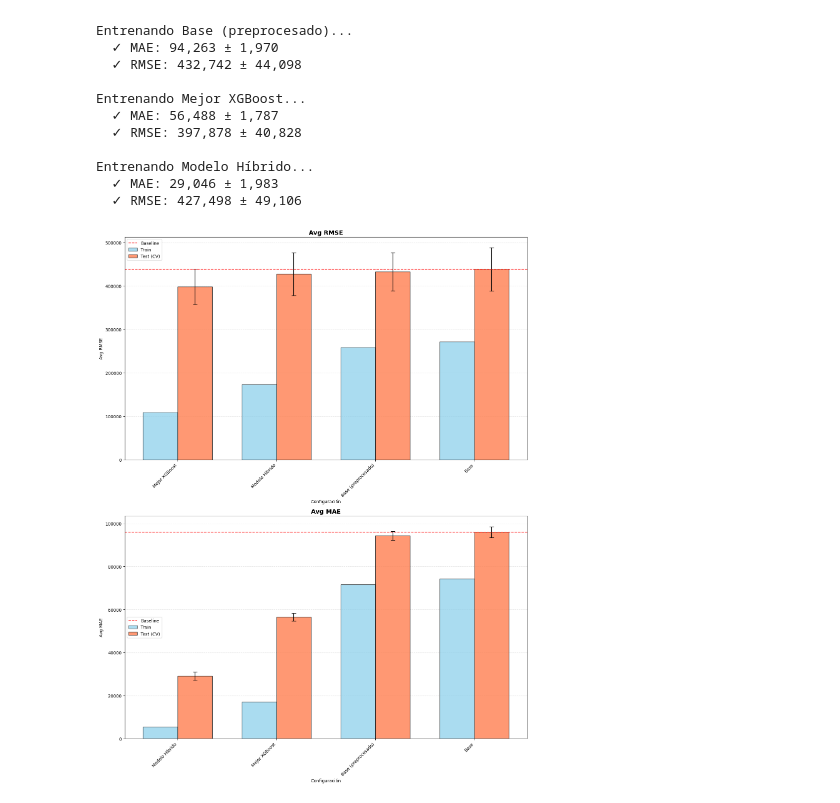
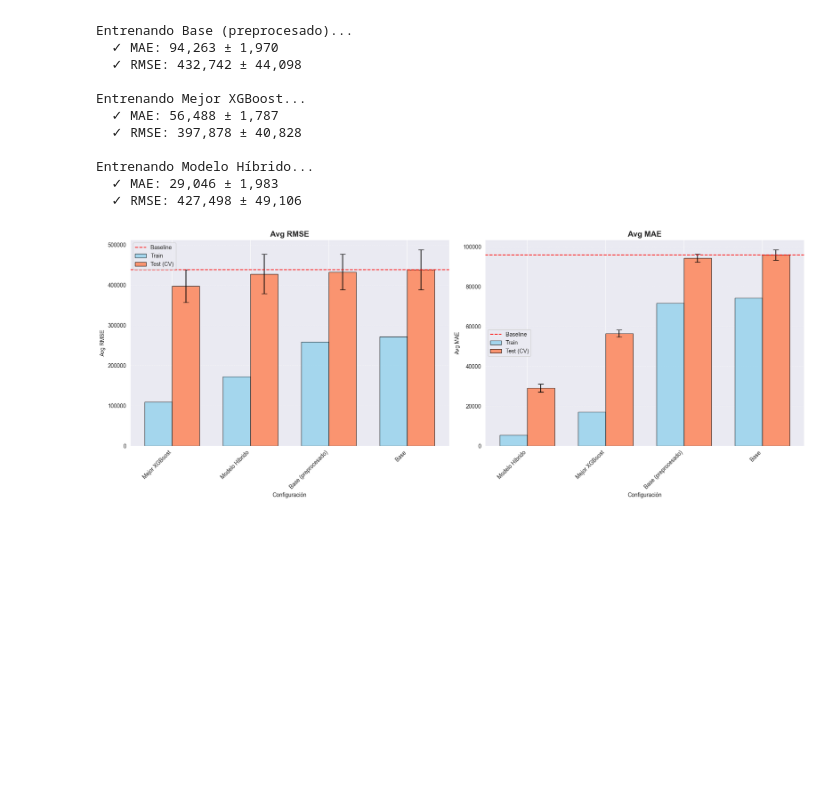
Before and after one commit to gonzabaleta/alquileres, a Jupyter notebook: notebooks/11-modelo-hibrido.ipynb, the cells around one changed output. Drawn from its saved outputs; the diff is of its cells as text; code cells hidden in the pictures; blank space fills up the shorter version.

```diff
--- a/notebooks/11-modelo-hibrido.ipynb
+++ b/notebooks/11-modelo-hibrido.ipynb
@@ -88,6 +88,6 @@ Entrenando Modelo Híbrido...
   ✓ MAE: 29,046 ± 1,983
   ✓ RMSE: 427,498 ± 49,106
 # %%
-plot_cv_results(results, baseline_name="Base")
+plot_cv_results(results, baseline_name="Base", vertical_layout=False)
 # %% [output]
-[figure, old version]
+[figure, new version]
```
